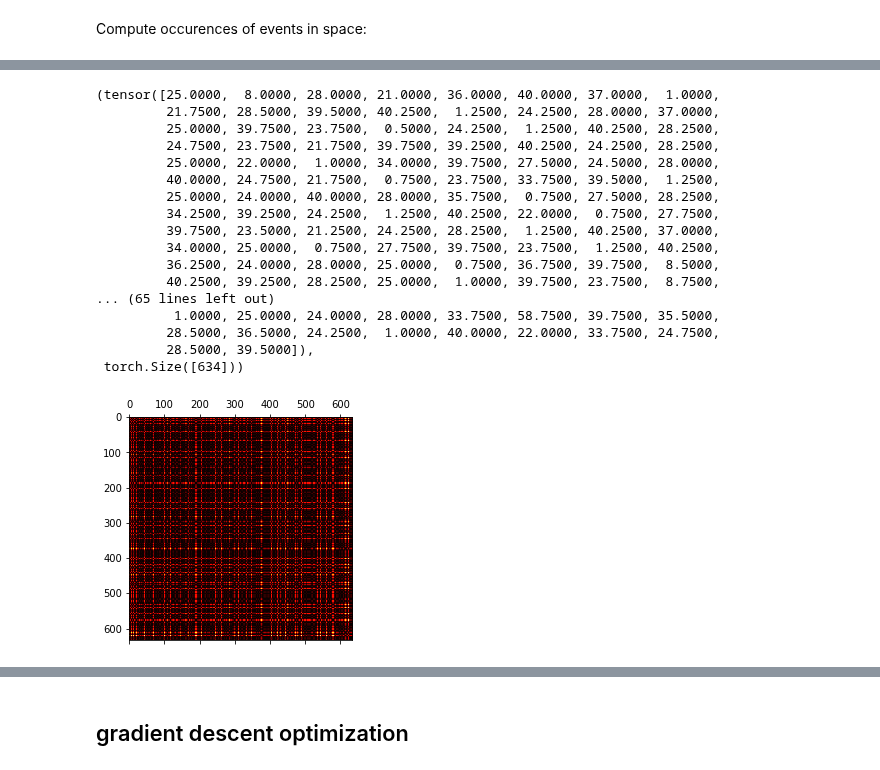
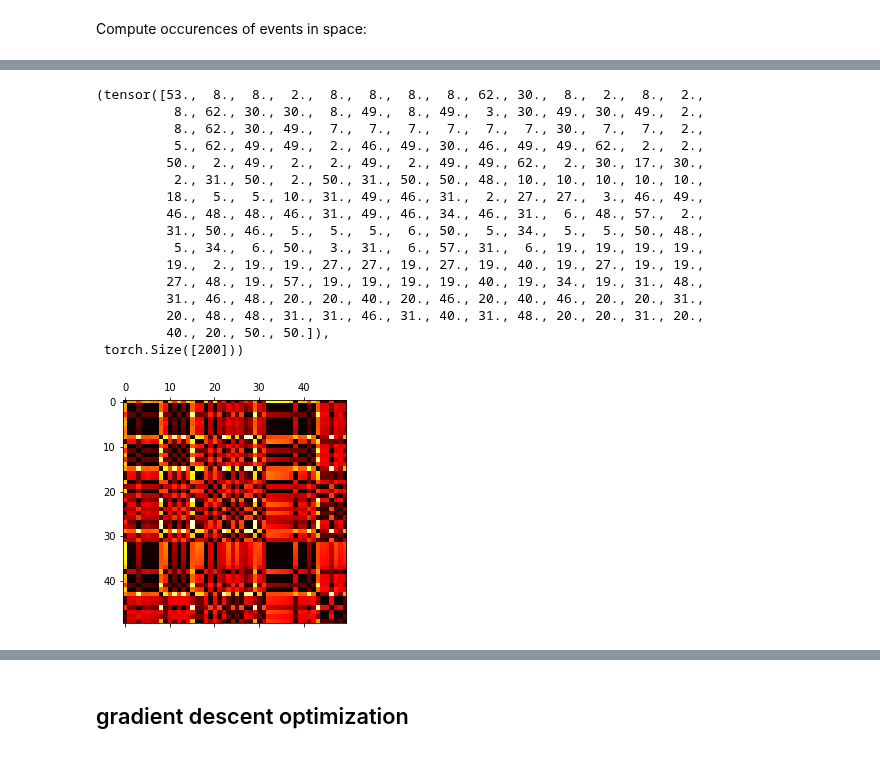
Before and after one commit to AntoineGrimaldi/aprovhots, a Jupyter notebook: notebook/2022-01-24_EMD.ipynb, the cells around one changed output, grey strips where cells are left out. Cells and saved outputs as stored; diff of their text form; code cells hidden in the pictures.

```diff
--- a/notebook/2022-01-24_EMD.ipynb
+++ b/notebook/2022-01-24_EMD.ipynb
@@ -294,7 +212,8 @@ plt.plot(x_, x)
 # %% [markdown]
 https://en.cppreference.com/w/cpp/numeric/math/fmod
 # %%
-u = 1.
-events_u = 1 * events.clone().detach()
-events_u[:, 0] = torch.remainder(events[:, 0] - u*N_X/N_T*events[:, 1], N_X)
+u, v = 1., 0.
+events_t = 1 * events.clone().detach()
+events_t[:, 0] = torch.remainder(events_t[:, 0] - u*events_t[:, 2], N_X)
+events_t[:, 1] = torch.remainder(events_t[:, 1] - v*events_t[:, 2], N_X)
 # %%
@@ -312,5 +231,7 @@ _ = ax.imshow(It_event_, cmap=plt.cm.seismic, vmin=-1, vmax=1)
 # %% [markdown]
 Compute occurences of events in space:
 # %%
-x = events[:, 0] - 1. * u*N_X/N_T*events[:, 1]
-x
+N_event = 200
+x = events[:N_event, 0] - 1. * u*events[:N_event, 2]
+y = events[:N_event, 1] - 1. * v*events[:N_event, 2]
+#x
@@ -335,27 +238,27 @@ tensor([ 25.0000,   8.0000,  28.0000,  21.0000,  36.0000,  40.0000,  37.0000,
 # %%
-x = torch.remainder(x , N_X)
+x = torch.remainder(x, N_X)
+y = torch.remainder(y, N_Y)
 x, x.shape
 # %% [output]
-(tensor([25.0000,  8.0000, 28.0000, 21.0000, 36.0000, 40.0000, 37.0000,  1.0000,
-         21.7500, 28.5000, 39.5000, 40.2500,  1.2500, 24.2500, 28.0000, 37.0000,
-         25.0000, 39.7500, 23.7500,  0.5000, 24.2500,  1.2500, 40.2500, 28.2500,
-         24.7500, 23.7500, 21.7500, 39.7500, 39.2500, 40.2500, 24.2500, 28.2500,
-         25.0000, 22.0000,  1.0000, 34.0000, 39.7500, 27.5000, 24.5000, 28.0000,
-         40.0000, 24.7500, 21.7500,  0.7500, 23.7500, 33.7500, 39.5000,  1.2500,
-         25.0000, 24.0000, 40.0000, 28.0000, 35.7500,  0.7500, 27.5000, 28.2500,
-         34.2500, 39.2500, 24.2500,  1.2500, 40.2500, 22.0000,  0.7500, 27.7500,
-         39.7500, 23.5000, 21.2500, 24.2500, 28.2500,  1.2500, 40.2500, 37.0000,
-         34.0000, 25.0000,  0.7500, 27.7500, 39.7500, 23.7500,  1.2500, 40.2500,
-         36.2500, 24.0000, 28.0000, 25.0000,  0.7500, 36.7500, 39.7500,  8.5000,
-         40.2500, 39.2500, 28.2500, 25.0000,  1.0000, 39.7500, 23.7500,  8.7500,
-... (65 lines left out)
-          1.0000, 25.0000, 24.0000, 28.0000, 33.7500, 58.7500, 39.7500, 35.5000,
-         28.5000, 36.5000, 24.2500,  1.0000, 40.0000, 22.0000, 33.7500, 24.7500,
-         28.5000, 39.5000]),
- torch.Size([634]))
+(tensor([53.,  8.,  8.,  2.,  8.,  8.,  8.,  8., 62., 30.,  8.,  2.,  8.,  2.,
+          8., 62., 30., 30.,  8., 49.,  8., 49.,  3., 30., 49., 30., 49.,  2.,
+          8., 62., 30., 49.,  7.,  7.,  7.,  7.,  7.,  7., 30.,  7.,  7.,  2.,
+          5., 62., 49., 49.,  2., 46., 49., 30., 46., 49., 49., 62.,  2.,  2.,
+         50.,  2., 49.,  2.,  2., 49.,  2., 49., 49., 62.,  2., 30., 17., 30.,
+          2., 31., 50.,  2., 50., 31., 50., 50., 48., 10., 10., 10., 10., 10.,
+         18.,  5.,  5., 10., 31., 49., 46., 31.,  2., 27., 27.,  3., 46., 49.,
+         46., 48., 48., 46., 31., 49., 46., 34., 46., 31.,  6., 48., 57.,  2.,
+         31., 50., 46.,  5.,  5.,  5.,  6., 50.,  5., 34.,  5.,  5., 50., 48.,
+          5., 34.,  6., 50.,  3., 31.,  6., 57., 31.,  6., 19., 19., 19., 19.,
+         19.,  2., 19., 19., 27., 27., 19., 27., 19., 40., 19., 27., 19., 19.,
+         27., 48., 19., 57., 19., 19., 19., 19., 40., 19., 34., 19., 31., 48.,
+         31., 46., 48., 20., 20., 40., 20., 46., 20., 40., 46., 20., 20., 31.,
+         20., 48., 48., 31., 31., 46., 31., 40., 31., 48., 20., 20., 31., 20.,
+         40., 20., 50., 50.]),
+ torch.Size([200]))
 # %%
-d = (x[:, None] - x[None, :])**2
+d = (x[:, None] - x[None, :])**2 + (y[:, None] - y[None, :])**2
 # %%
-plt.matshow(d);
+plt.matshow(d[:50, :50]);
 # %% [output]
-[figure, old version]
+[figure, new version]
```
Also changed, not shown: parts of 78 cells of this notebook.
